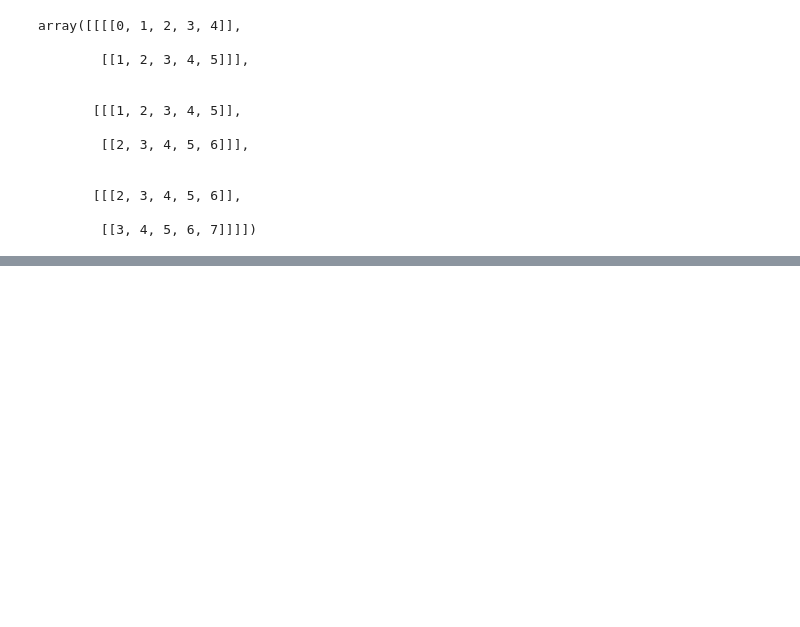
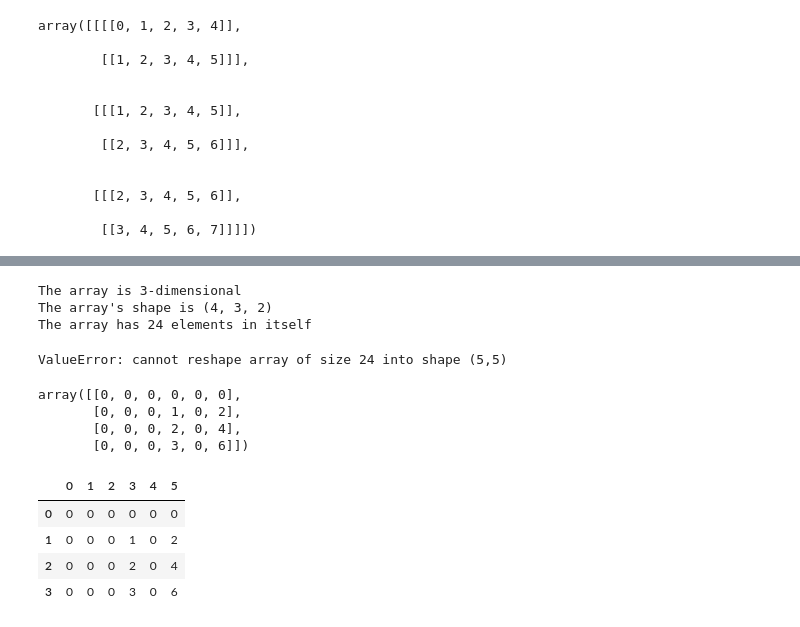
Before and after one commit to aziart/fsds, a Jupyter notebook: 02 - Pandas and NumPy/0312 02 - Numpy 01.ipynb, the cells around one changed output, grey strips where cells are left out. Saved outputs shown, nothing was run; the diff lists cells and outputs as text; code cells hidden in the pictures; blank space fills up the shorter version.

```diff
--- a/02 - Pandas and NumPy/0312 02 - Numpy 01.ipynb
+++ b/02 - Pandas and NumPy/0312 02 - Numpy 01.ipynb
@@ -184,0 +296,3 @@ array([[[[0, 1, 2, 3, 4]],
+# %%
+a = np.fromfunction((lambda i, j, k: i*j*k), (4,3,2), dtype=int)
+a
@@ -184,0 +315,30 @@ array([[[[0, 1, 2, 3, 4]],
+# %%
+print("The array is {}-dimensional".format(a.ndim))
+print("The array's shape is {}".format(a.shape))
+print("The array has {} elements in itself".format(a.size))
+# %% [output]
+The array is 3-dimensional
+The array's shape is (4, 3, 2)
+The array has 24 elements in itself
+# %%
+try:
+    a.reshape(5,5)
+except ValueError as e:
+    print('ValueError: {}'.format(e))
+# %% [output]
+ValueError: cannot reshape array of size 24 into shape (5,5)
+# %%
+a.reshape(4,6)
+# %% [output]
+array([[0, 0, 0, 0, 0, 0],
+       [0, 0, 0, 1, 0, 2],
+       [0, 0, 0, 2, 0, 4],
+       [0, 0, 0, 3, 0, 6]])
+# %%
+pd.DataFrame(a.reshape(4,6))
+# %% [output]
+|  | 0 | 1 | 2 | 3 | 4 | 5 |
+| 0 | 0 | 0 | 0 | 0 | 0 | 0 |
+| 1 | 0 | 0 | 0 | 1 | 0 | 2 |
+| 2 | 0 | 0 | 0 | 2 | 0 | 4 |
+| 3 | 0 | 0 | 0 | 3 | 0 | 6 |
```
Also changed, not shown: parts of 44 cells of this notebook.
